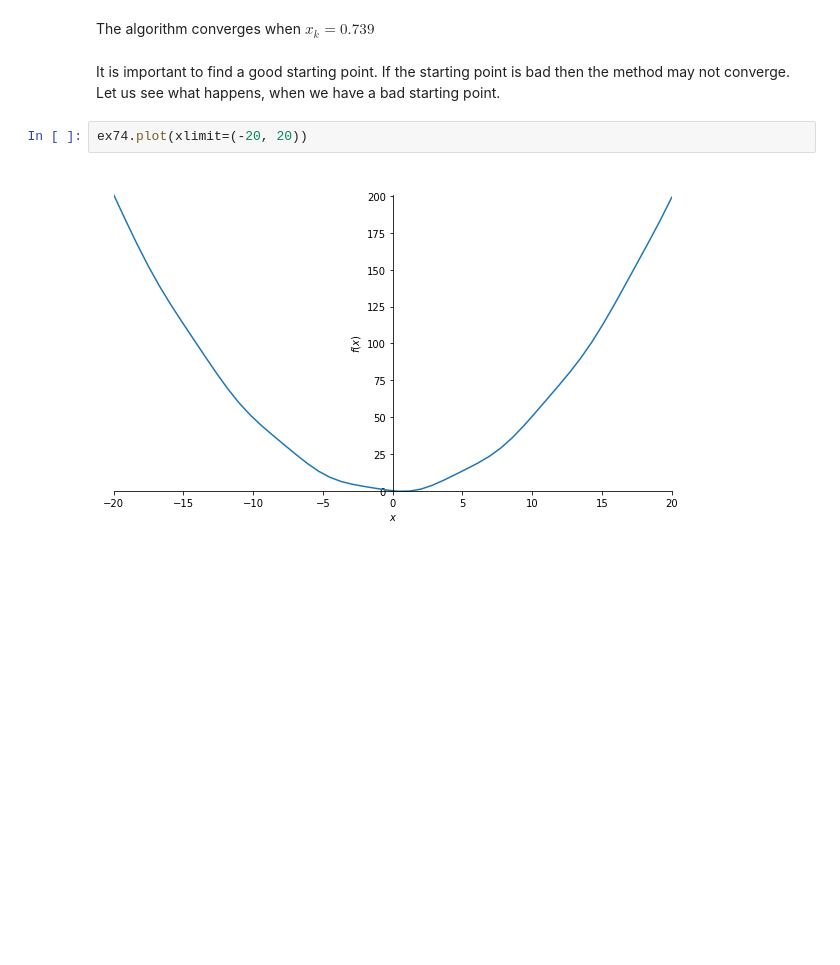
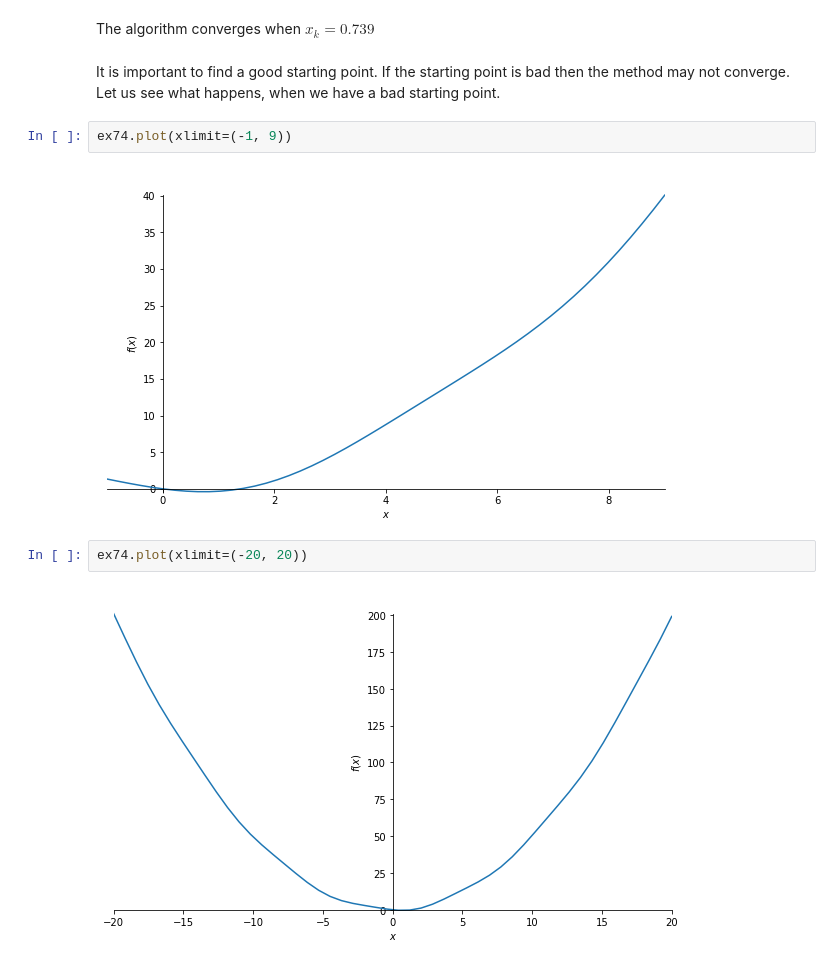
Before and after one commit to sheikhomar/opan, a Jupyter notebook: lec07.ipynb, the cells around one changed output. Saved outputs shown, nothing was run; the diff lists cells and outputs as text; blank space fills up the shorter version.

```diff
--- a/lec07.ipynb
+++ b/lec07.ipynb
@@ -217,6 +215,10 @@ result
 The algorithm converges when $x_k = 0.739$
 # %% [markdown]
 It is important to find a good starting point. If the starting point is bad then the method may not converge. Let us see what happens, when we have a bad starting point.
+# %%
+ex74.plot(xlimit=(-1, 9))
+# %% [output]
+[figure, added]
 # %%
 ex74.plot(xlimit=(-20, 20))
 # %% [output]
```
Also changed, not shown: parts of 19 cells of this notebook, 5 other files.
